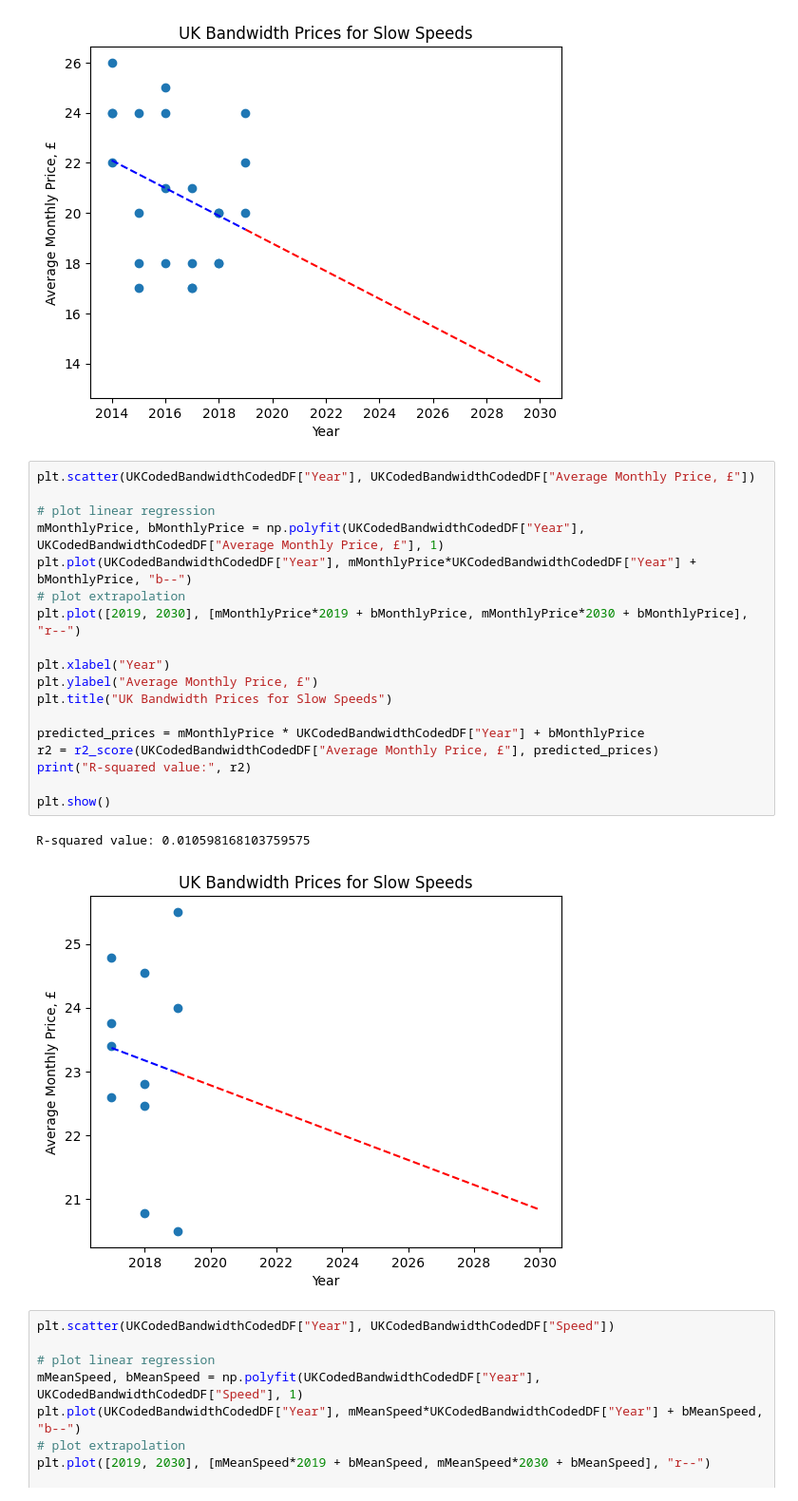
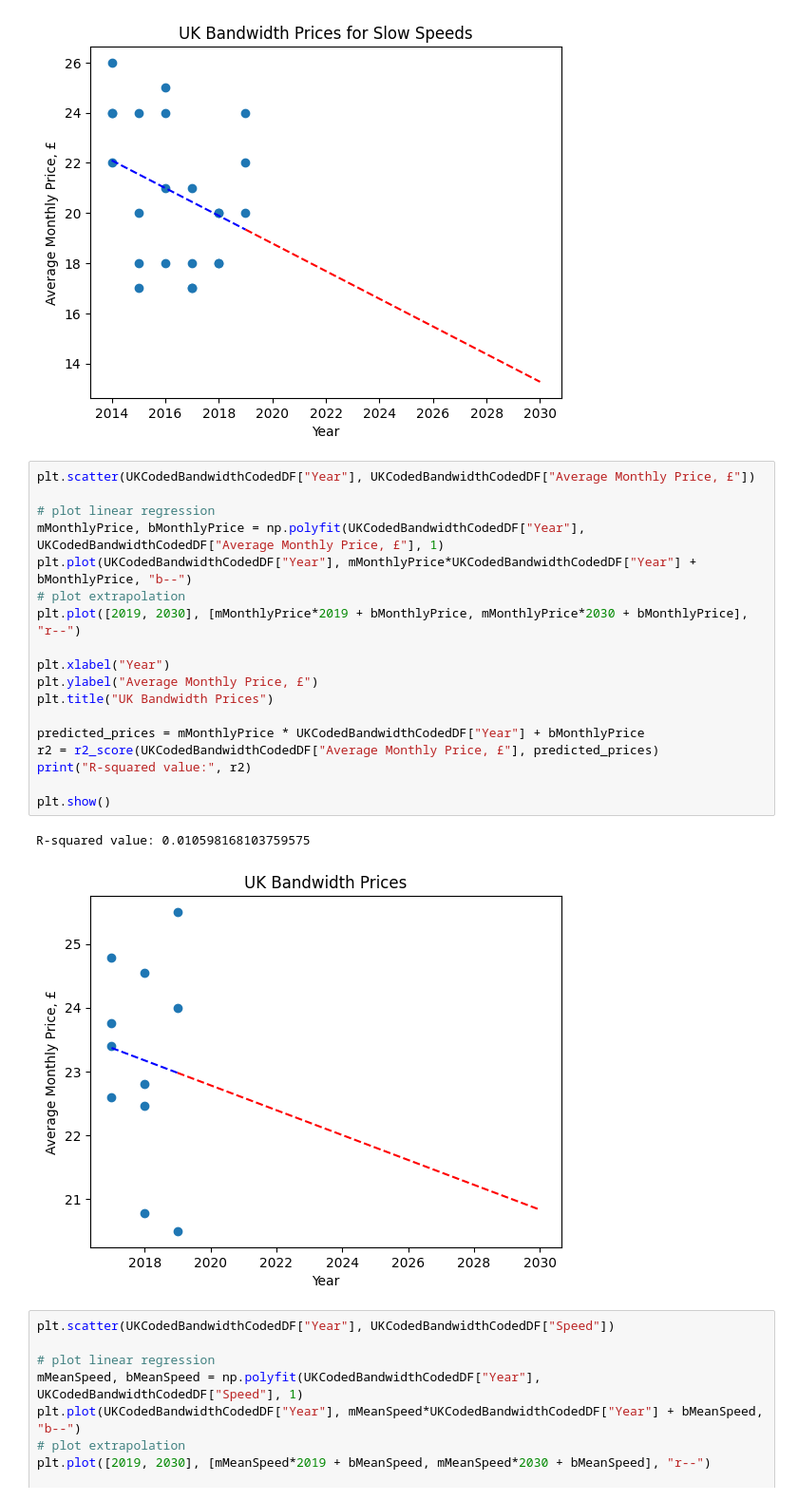
Before and after one commit to Flippergail/m3challenge, a Jupyter notebook: 2021Q1UK.ipynb, the cells around one changed output. Shown at 95% size. Cells and saved outputs as stored; diff of their text form.

```diff
--- a/2021Q1UK.ipynb
+++ b/2021Q1UK.ipynb
@@ -153,24 +153,24 @@ R-squared value: 0.10519058259658642
 # %%
 plt.scatter(UKCodedBandwidthCodedDF["Year"], UKCodedBandwidthCodedDF["Average Monthly Price, £"])
 
 # plot linear regression
 mMonthlyPrice, bMonthlyPrice = np.polyfit(UKCodedBandwidthCodedDF["Year"], UKCodedBandwidthCodedDF["Average Monthly Price, £"], 1)
 plt.plot(UKCodedBandwidthCodedDF["Year"], mMonthlyPrice*UKCodedBandwidthCodedDF["Year"] + bMonthlyPrice, "b--")
 # plot extrapolation
 plt.plot([2019, 2030], [mMonthlyPrice*2019 + bMonthlyPrice, mMonthlyPrice*2030 + bMonthlyPrice], "r--")
 
 plt.xlabel("Year")
 plt.ylabel("Average Monthly Price, £")
-plt.title("UK Bandwidth Prices for Slow Speeds")
+plt.title("UK Bandwidth Prices")
 
 predicted_prices = mMonthlyPrice * UKCodedBandwidthCodedDF["Year"] + bMonthlyPrice
 r2 = r2_score(UKCodedBandwidthCodedDF["Average Monthly Price, £"], predicted_prices)
 print("R-squared value:", r2)
 
 plt.show()
 # %% [output]
 R-squared value: 0.010598168103759575
-[figure, old version]
+[figure, new version]
 # %%
 plt.scatter(UKCodedBandwidthCodedDF["Year"], UKCodedBandwidthCodedDF["Speed"])
 
```
